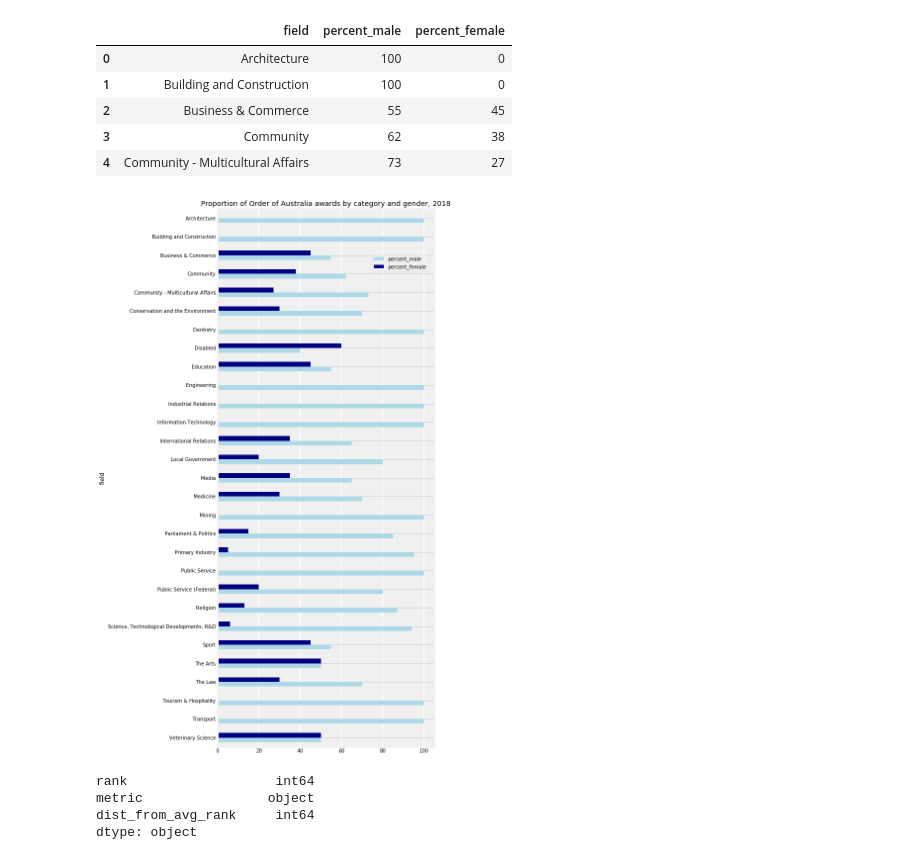
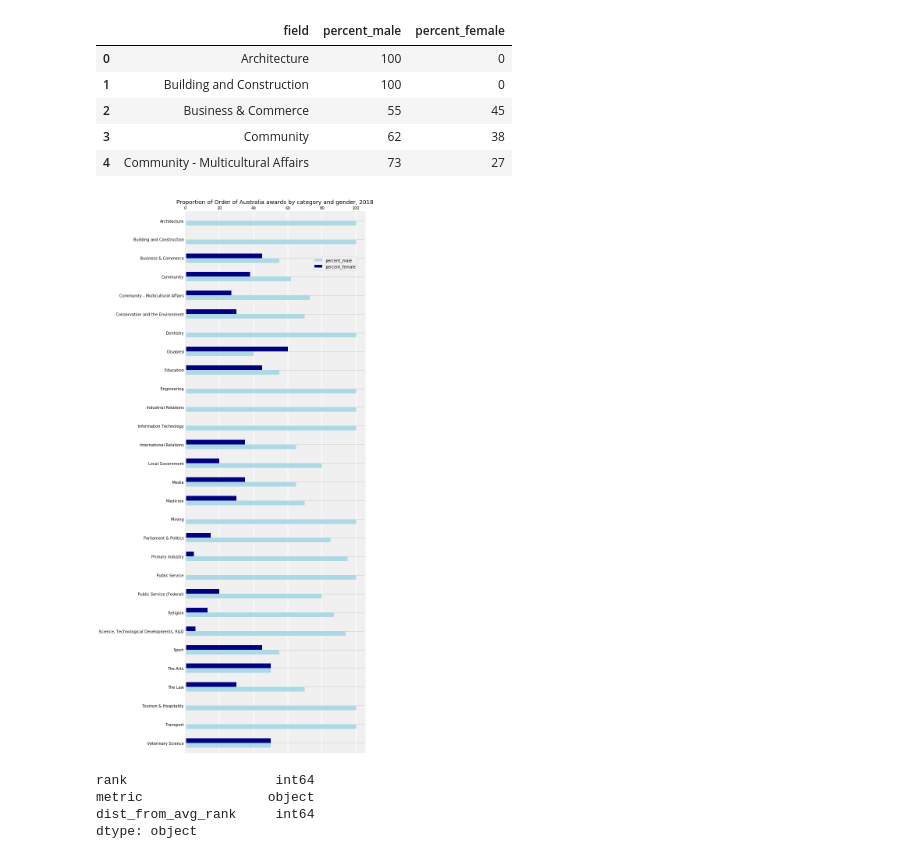
Before and after one commit to SawyerClick/foundations_homework, a Jupyter notebook: 14-homework/The Guardian Reproductions.ipynb, the cells around one changed output. Cells and saved outputs as stored; diff of their text form; code cells hidden in the pictures.

```diff
--- a/14-homework/The Guardian Reproductions.ipynb
+++ b/14-homework/The Guardian Reproductions.ipynb
@@ -41,12 +41,18 @@ order_df.head()
 | 3 | Community | 62 | 38 |
 | 4 | Community - Multicultural Affairs | 73 | 27 |
 # %%
-ax = order_df.sort_values(by='field', ascending=False).plot(kind='barh', x='field', y=['percent_male','percent_female'], color=['lightblue','navy'],figsize=(7, 20))
+ax = order_df.sort_values(by='field', ascending=False).plot(kind='barh', x='field', y=['percent_male','percent_female'], color=['lightblue','navy'],figsize=(10, 20))
 ax.set_title('Proportion of Order of Australia awards by category and gender, 2018')
 ax.legend(bbox_to_anchor=(.7, .92))
 ax.grid(color='w', linestyle='-', linewidth=2, axis='x')
+ax.xaxis.tick_top()
+plt.tight_layout()
+ax.set_xlabel('')
+ax.set_ylabel('')
+
+plt.savefig("gdn_1.pdf", facecolor='w', bbox_inches="tight")
 # %% [output]
-[figure, old version]
+[figure, new version]
 # %%
 oxfam_df = pd.read_csv("data/oxfam.csv")
 # %%
```
Also changed, not shown: parts of 7 cells of this notebook, 5 other files.
